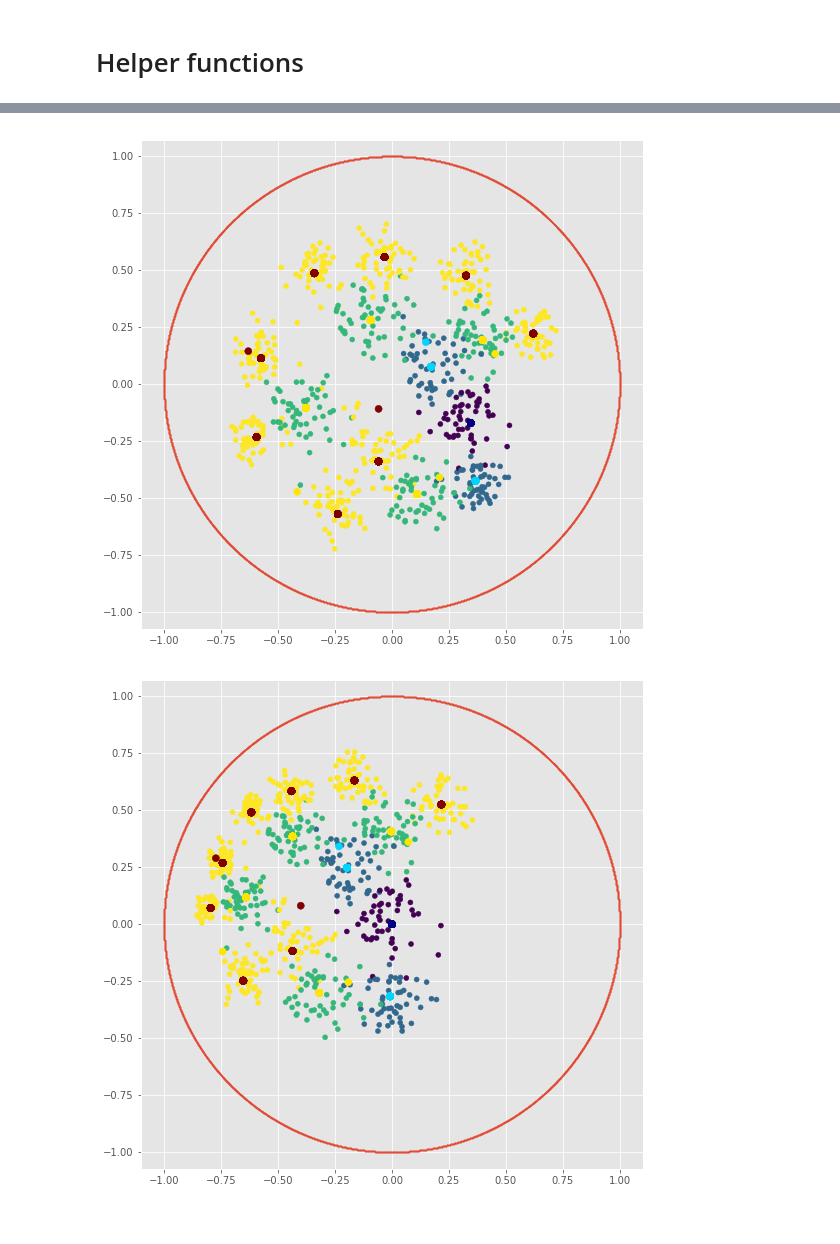
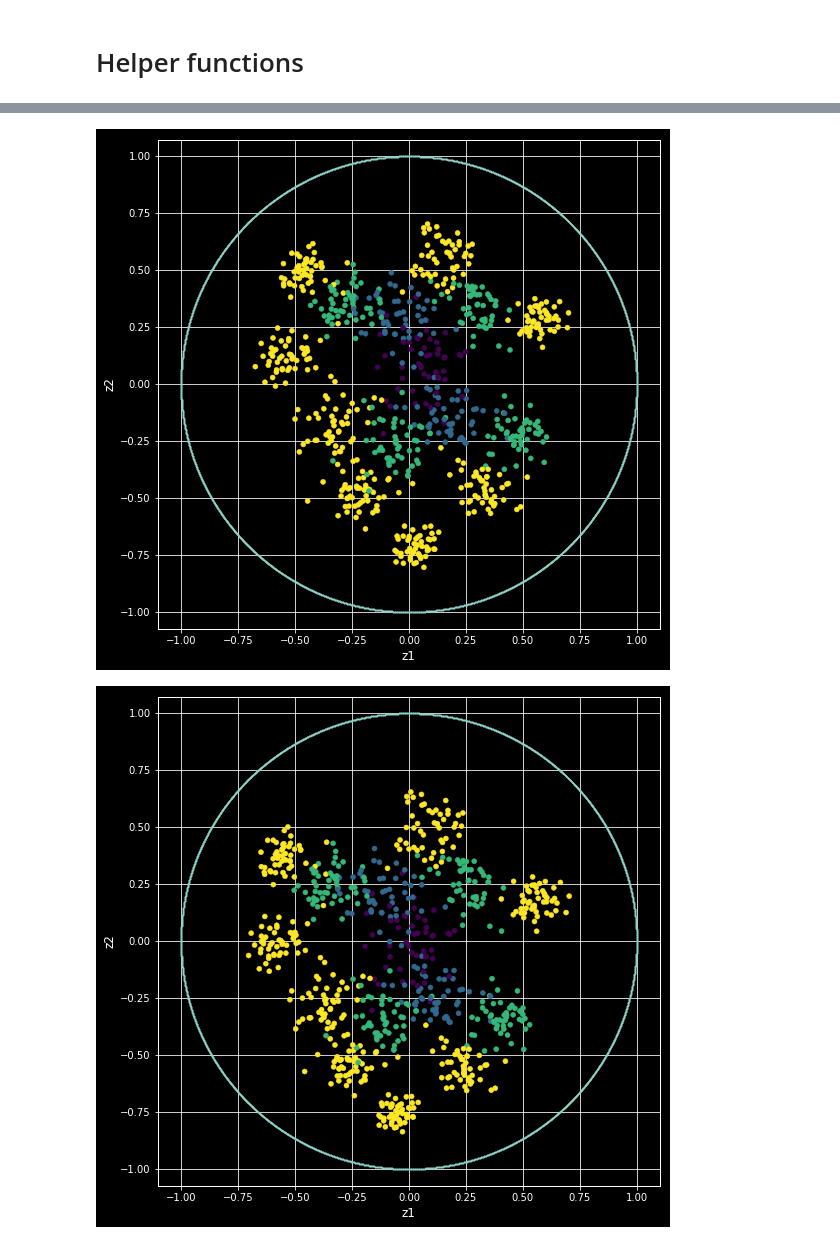
Before and after one commit to dauparas/tensorflow_examples, a Jupyter notebook: VAE_Hyperbolic.ipynb, the cells around one changed output, grey strips where cells are left out. Saved outputs shown, nothing was run; the diff lists cells and outputs as text; code cells hidden in the pictures.

```diff
--- a/VAE_Hyperbolic.ipynb
+++ b/VAE_Hyperbolic.ipynb
@@ -281,13 +281,17 @@ t = np.linspace(0,1,5000)
 x_c = np.cos(2*np.pi*t)
 y_c = np.sin(2*np.pi*t)
 # %%
+plt.style.use(['dark_background'])
 plt.figure(figsize=(9,9))
 plt.scatter(disk[:,0], disk[:,1], c=y_levels, s=25.0, cmap='viridis');
-plt.scatter(mu_d[:,0], mu_d[:,1], c=y_levels, s=50.0, cmap='jet');
+#plt.scatter(mu_d[:,0], mu_d[:,1], c=y_levels, s=100.0, cmap='viridis');
 plt.scatter(x_c, y_c, s=1.0);
 plt.axis('equal');
+plt.xlabel('z1')
+plt.ylabel('z2')
+plt.savefig('latent_space_sampled.png')
 # %% [output]
-[figure, old version]
+[figure, new version]
 # %%
 def map_to_zero(z, a):
   return (z-a)/(1-np.conjugate(a)*z)
@@ -300,8 +304,11 @@ disk_r = map_to_zero(disk_c, a)
 # %%
 plt.figure(figsize=(9,9))
 plt.scatter(disk_r.real, disk_r.imag, c=y_levels, s=25.0, cmap='viridis');
-plt.scatter(mu_r.real, mu_r.imag, c=y_levels, s=50.0, cmap='jet');
+#plt.scatter(mu_r.real, mu_r.imag, c=y_levels, s=100.0, cmap='viridis');
 plt.scatter(x_c, y_c, s=1.0);
 plt.axis('equal');
+plt.xlabel('z1')
+plt.ylabel('z2')
+plt.savefig('latent_space_shifted_sampled.png')
 # %% [output]
-[figure, old version]
+[figure, new version]
```
Also changed, not shown: parts of 1 cell of this notebook.
